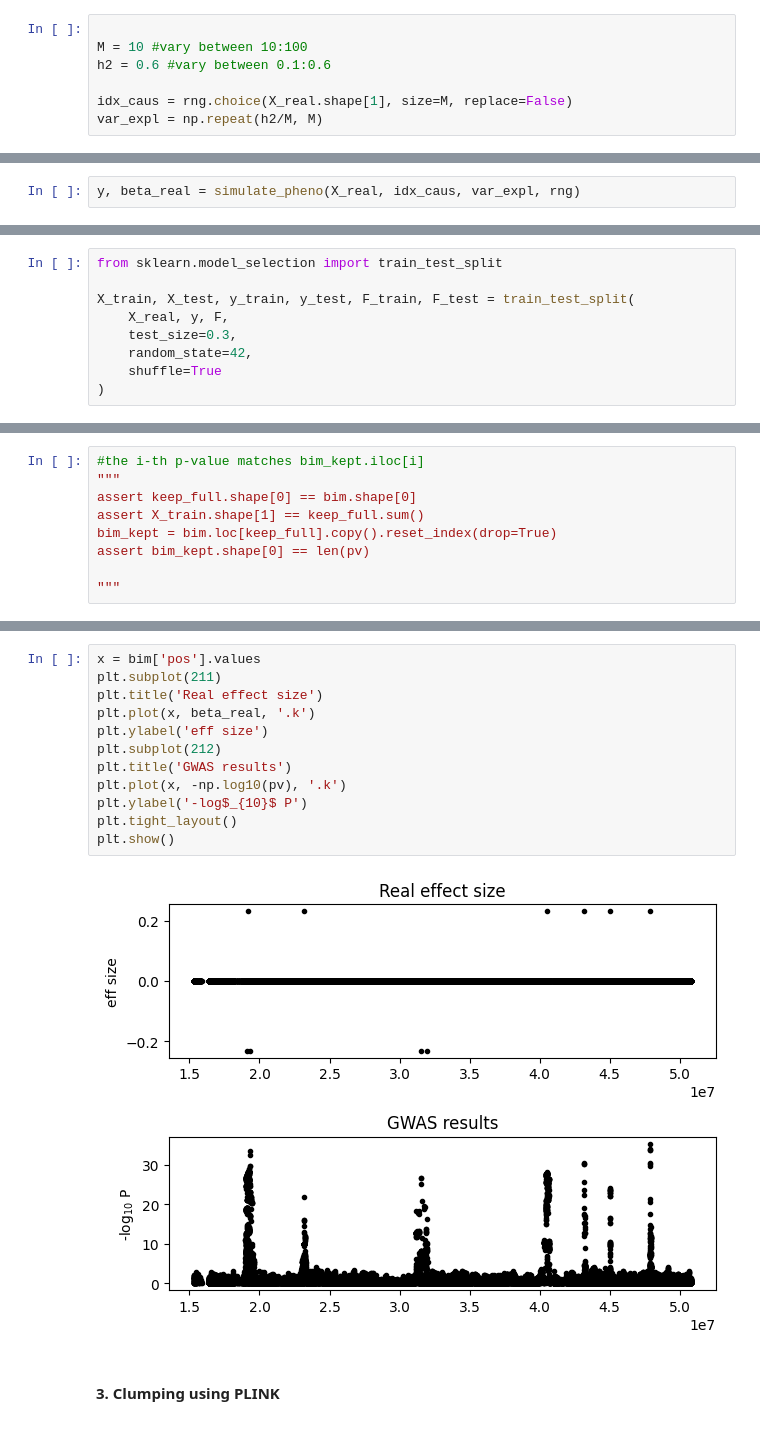
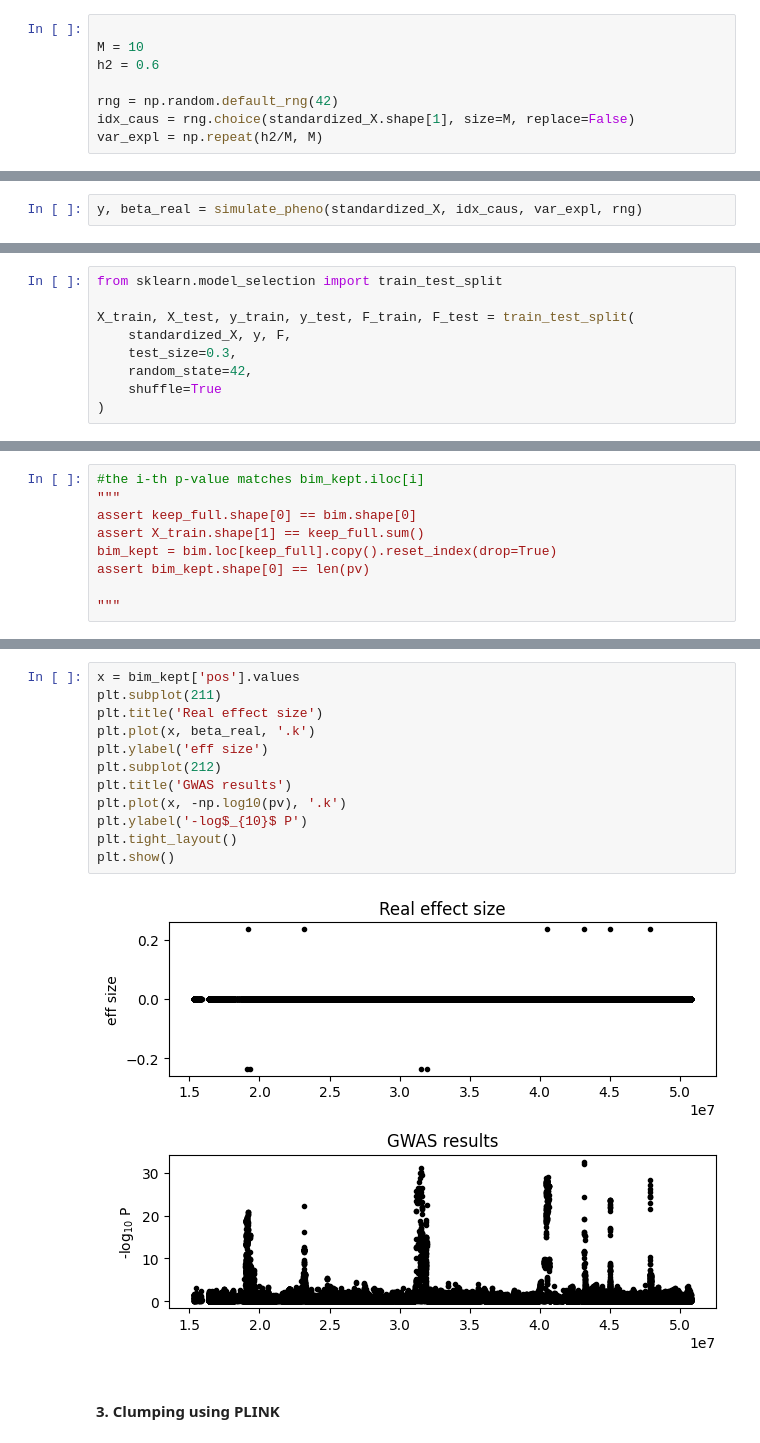
Before and after one commit to sueoglu/gobi_gwas, a Jupyter notebook: oyku/gwas.ipynb, the cells around one changed output, grey strips where cells are left out. Cells and saved outputs as stored; diff of their text form.

Commit message:
plots with different param combi

```diff
--- a/oyku/gwas.ipynb
+++ b/oyku/gwas.ipynb
@@ -177,9 +149,10 @@ rng = np.random.default_rng(42)
 # %%
 
-M = 10 #vary between 10:100
-h2 = 0.6 #vary between 0.1:0.6
+M = 10
+h2 = 0.6
 
-idx_caus = rng.choice(X_real.shape[1], size=M, replace=False)
+rng = np.random.default_rng(42)
+idx_caus = rng.choice(standardized_X.shape[1], size=M, replace=False)
 var_expl = np.repeat(h2/M, M)
 # %% [markdown]
 Code from GWAS exercise to simulate phenotypes (maybe delete the standardization part from here since its been done beforehand):
@@ -249,7 +222,7 @@ def qq_plot(p_values, title):
 # %% [markdown]
 Apply the code:
 # %%
-y, beta_real = simulate_pheno(X_real, idx_caus, var_expl, rng)
+y, beta_real = simulate_pheno(standardized_X, idx_caus, var_expl, rng)
 # %%
 y.shape
 # %% [markdown]
@@ -314,7 +271,7 @@ Now we have:
 from sklearn.model_selection import train_test_split
 
 X_train, X_test, y_train, y_test, F_train, F_test = train_test_split(
-    X_real, y, F,
+    standardized_X, y, F,
     test_size=0.3,
     random_state=42,
     shuffle=True
@@ -357,17 +309,17 @@ plt.show()
 # %%
-x = bim['pos'].values
+x = bim_kept['pos'].values
 plt.subplot(211)
 plt.title('Real effect size')
 plt.plot(x, beta_real, '.k')
 plt.ylabel('eff size')
 plt.subplot(212)
 plt.title('GWAS results')
 plt.plot(x, -np.log10(pv), '.k')
 plt.ylabel('-log$_{10}$ P')
 plt.tight_layout()
 plt.show()
 # %% [output]
-[figure, old version]
+[figure, new version]
 # %% [markdown]
 #### 3. Clumping using PLINK
 # %% [markdown]
```
Also changed, not shown: parts of 22 cells of this notebook, 13 other files.
